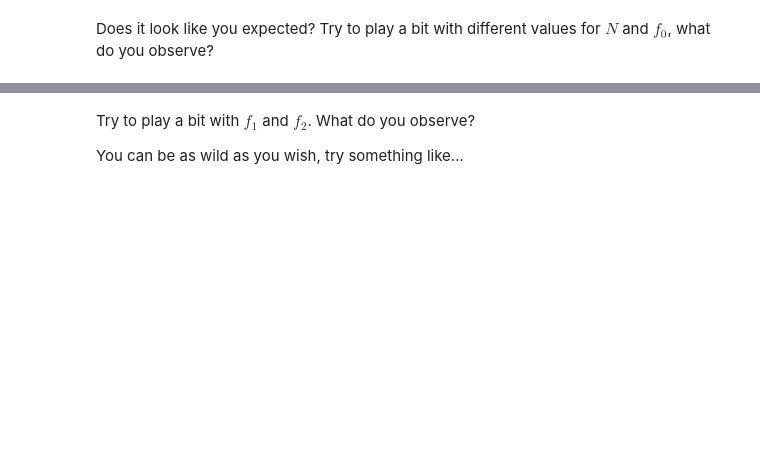
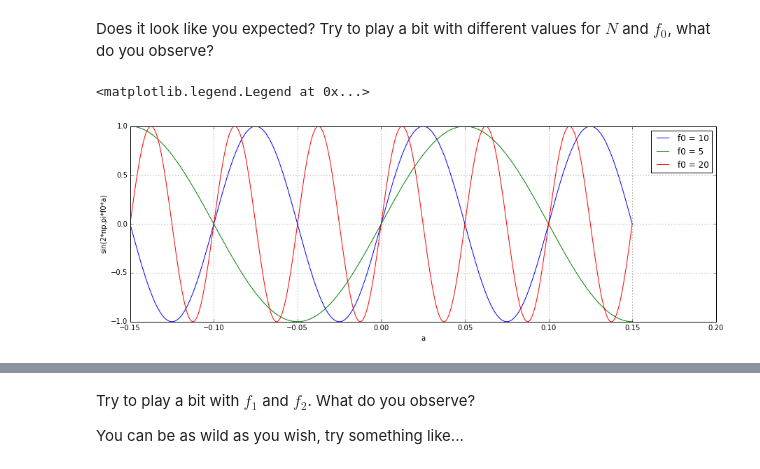
Before and after one commit to federicobozzini/unige-digital-signal-image-processing, a Jupyter notebook: lab0_part1/lab0_p1_STUDENTS.ipynb, the cells around one changed output, grey strips where cells are left out. Drawn from its saved outputs; the diff is of its cells as text; code cells hidden in the pictures; blank space fills up the shorter version.

```diff
--- a/lab0_part1/lab0_p1_STUDENTS.ipynb
+++ b/lab0_part1/lab0_p1_STUDENTS.ipynb
@@ -169,4 +226,18 @@ So, let's try to plot some signals.
 # %% [markdown]
 Does it look like you expected? Try to play a bit with different values for $N$ and $f_0$, what do you observe?
+# %%
+f0 = 10
+plt.plot(a, np.sin(2*np.pi*f0*a), label="f0 = 10")
+f0 = 5
+plt.plot(a, np.sin(2*np.pi*f0*a), label="f0 = 5")
+f0 = 20
+plt.plot(a, np.sin(2*np.pi*f0*a), label="f0 = 20")
+plt.grid()
+plt.xlabel('a')
+plt.ylabel('sin(2*np.pi*f0*a)')
+plt.legend()
+# %% [output]
+<matplotlib.legend.Legend at 0x...>
+[figure, added]
 # %% [markdown]
 ### $x(t)=2~\text{sin}(2\pi f_1 t)+0.5~\text{sin}(2\pi f_2 t)~~where~~f_1 = 10~\text{Hz}~~~and~~~f_2=50~\text{Hz}$
```
Also changed, not shown: parts of 27 cells of this notebook.
